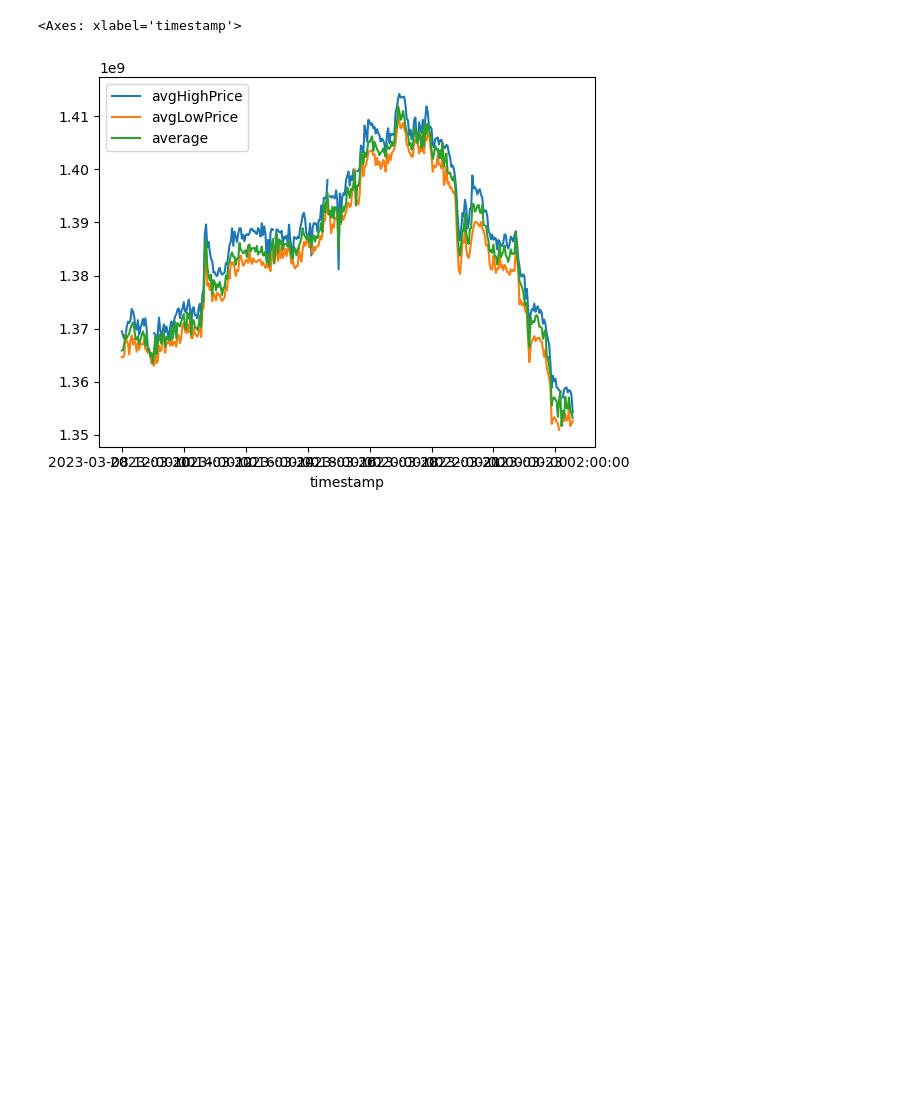
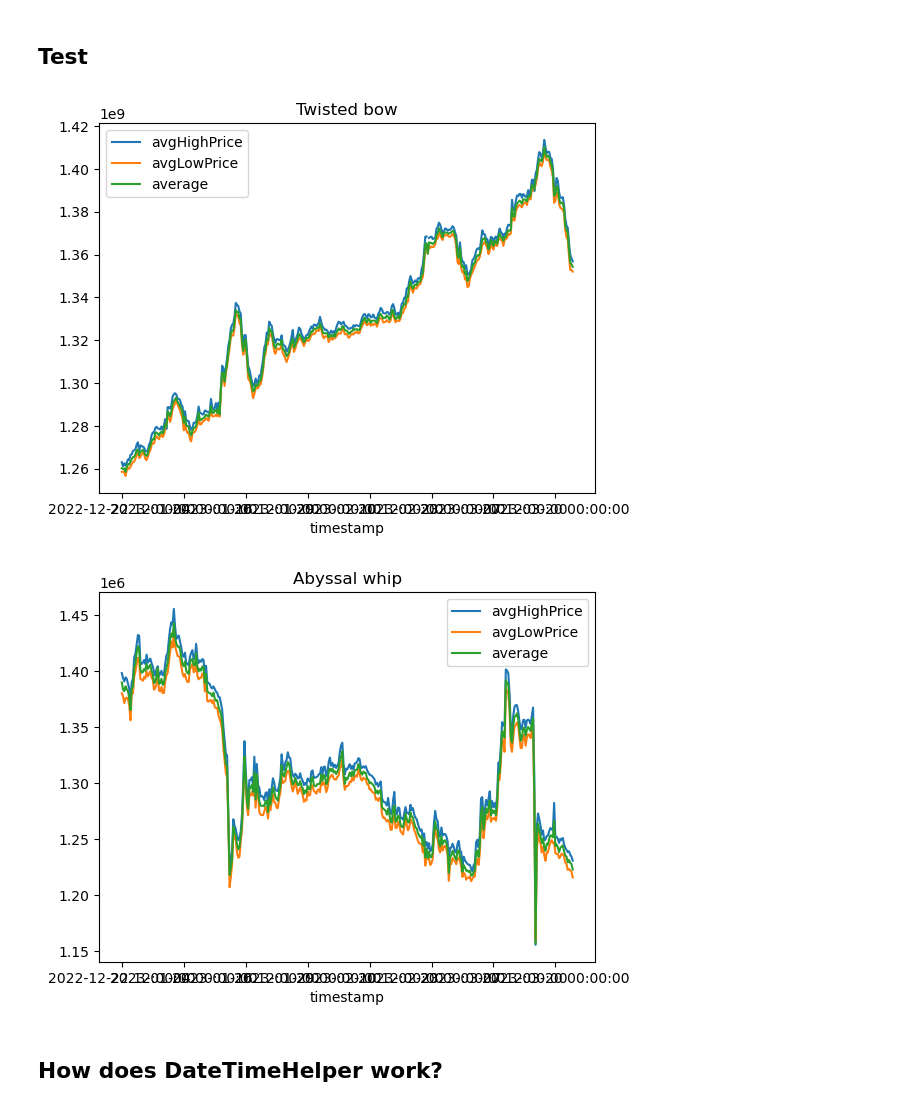
Before and after one commit to Ben10164/CPSC325-OSRS-Project, a Jupyter notebook: DateTimeTest.ipynb, the cells around one changed output. Saved outputs shown, nothing was run; the diff lists cells and outputs as text; code cells hidden in the pictures; blank space fills up the shorter version.

Commit message:
Made tests interactive notebooks

```diff
--- a/DateTimeTest.ipynb
+++ b/DateTimeTest.ipynb
@@ -72,15 +1,26 @@ def addAverage(dt):
-# %%
-
-import pandas as pd
-dt_pandas = pd.DataFrame(data)
-# print(dt_pandas)
-dt_pandas = dt_pandas.set_index('timestamp')
-# dt_pandas.dropna(inplace=True)
-
-# import matplotlib
-dt_pandas = addAverage(dt_pandas)
-dt_pandas.drop(columns=['lowPriceVolume', 'highPriceVolume'], inplace=True)
-dt_pandas.plot()
-# %% [output]
-<Axes: xlabel='timestamp'>
-[figure, removed]
+# %% [markdown]
+## Test
+# %%
+import DateTimeHelper
+
+name1 = "Twisted bow"
+data1 = DateTimeHelper.getDT(name1 , "6h")
+
+name2 = "Abyssal whip"
+data2 = DateTimeHelper.getDT(name2 , "6h")
+
+# Creating a plot
+res1 = data1.plot(title=name1).get_figure()
+res2 = data2.plot(title=name2).get_figure()
+
+# Save figure
+path1 = "Graphs/" + name1 + ".png"
+path2 = "Graphs/" + name2 + ".png"
+
+res1.savefig(path1)
+res2.savefig(path2)
+# %% [output]
+[figure, added]
+[figure, added]
+# %% [markdown]
+## How does DateTimeHelper work?
```
Also changed, not shown: parts of 6 cells of this notebook, 6 other files.
